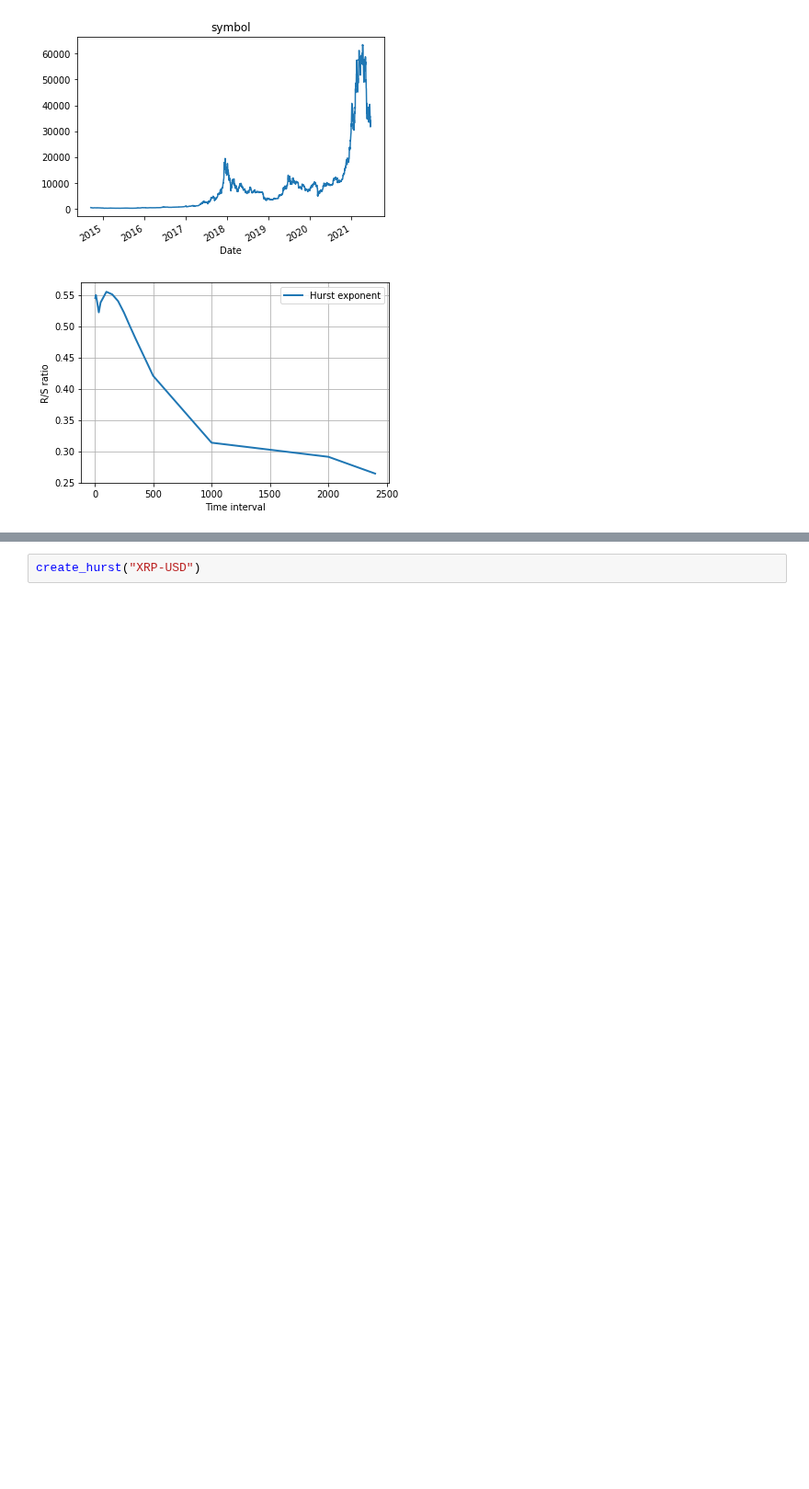
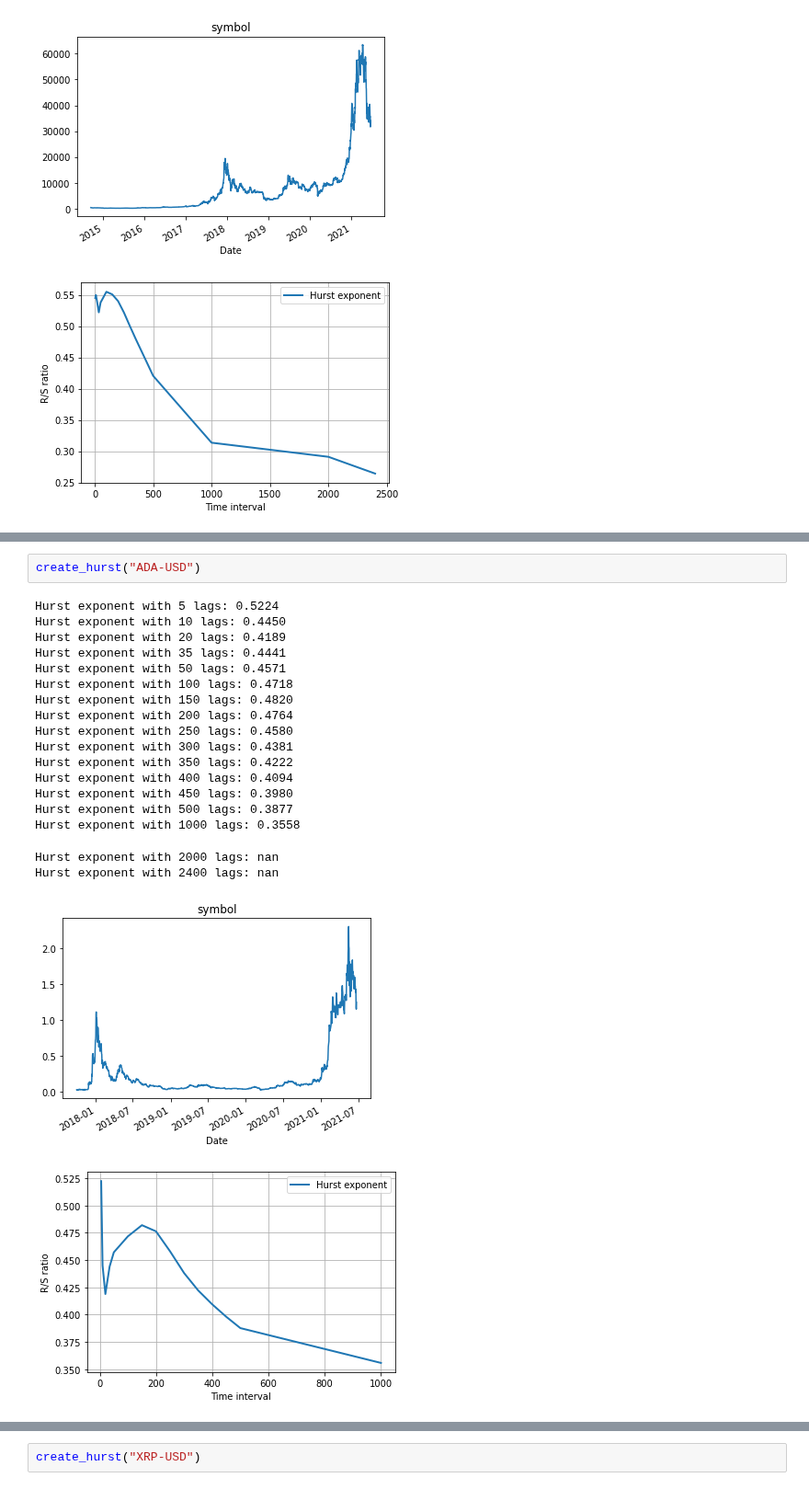
Before and after one commit to tutalae/practice-for-analysing-and-predict-the-price-of-crypto-currency, a Jupyter notebook: Hurst_Exponent_to_analyse_the_Stock_and_Crypto_market_with_Python.ipynb, the cells around one changed output, grey strips where cells are left out. Shown at 92% size. Drawn from its saved outputs; the diff is of its cells as text; blank space fills up the shorter version.

```diff
--- a/Hurst_Exponent_to_analyse_the_Stock_and_Crypto_market_with_Python.ipynb
+++ b/Hurst_Exponent_to_analyse_the_Stock_and_Crypto_market_with_Python.ipynb
@@ -221,0 +266,22 @@ Hurst exponent with 2400 lags: 0.2641
+# %%
+create_hurst("ADA-USD")
+# %% [output]
+Hurst exponent with 5 lags: 0.5224
+Hurst exponent with 10 lags: 0.4450
+Hurst exponent with 20 lags: 0.4189
+Hurst exponent with 35 lags: 0.4441
+Hurst exponent with 50 lags: 0.4571
+Hurst exponent with 100 lags: 0.4718
+Hurst exponent with 150 lags: 0.4820
+Hurst exponent with 200 lags: 0.4764
+Hurst exponent with 250 lags: 0.4580
+Hurst exponent with 300 lags: 0.4381
+Hurst exponent with 350 lags: 0.4222
+Hurst exponent with 400 lags: 0.4094
+Hurst exponent with 450 lags: 0.3980
+Hurst exponent with 500 lags: 0.3877
+Hurst exponent with 1000 lags: 0.3558
+Hurst exponent with 2000 lags: nan
+Hurst exponent with 2400 lags: nan
+[figure, added]
+[figure, added]
```
Also changed, not shown: parts of 7 cells of this notebook.
